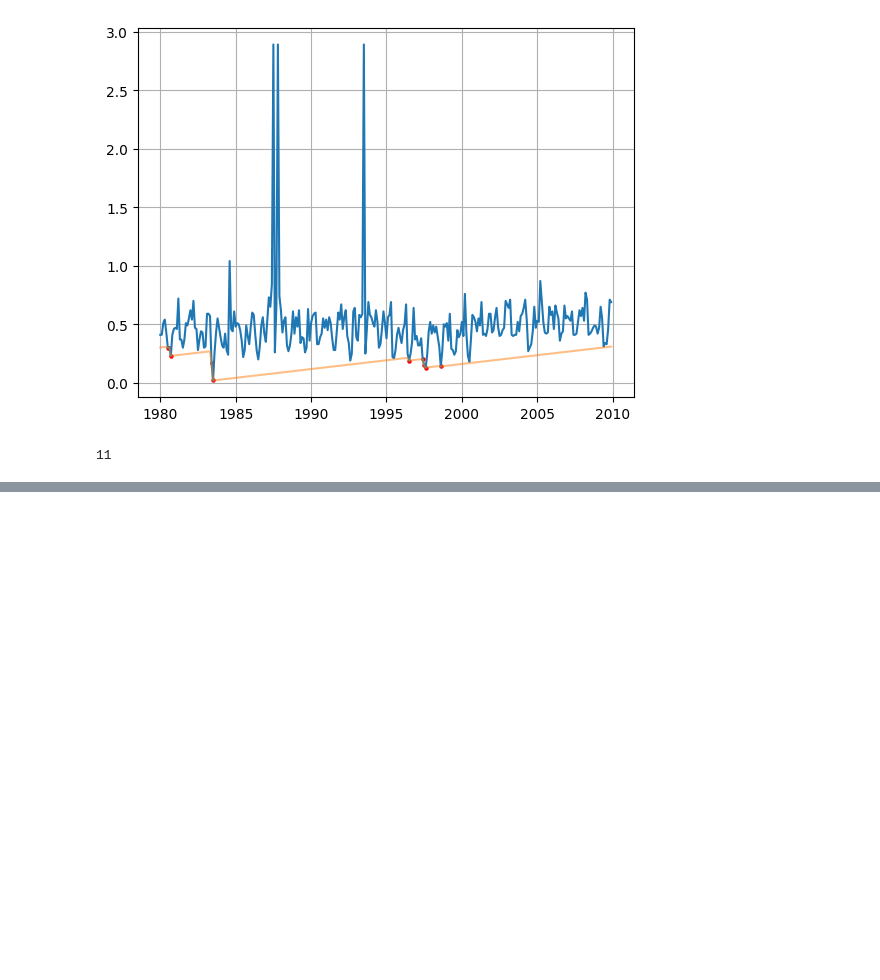
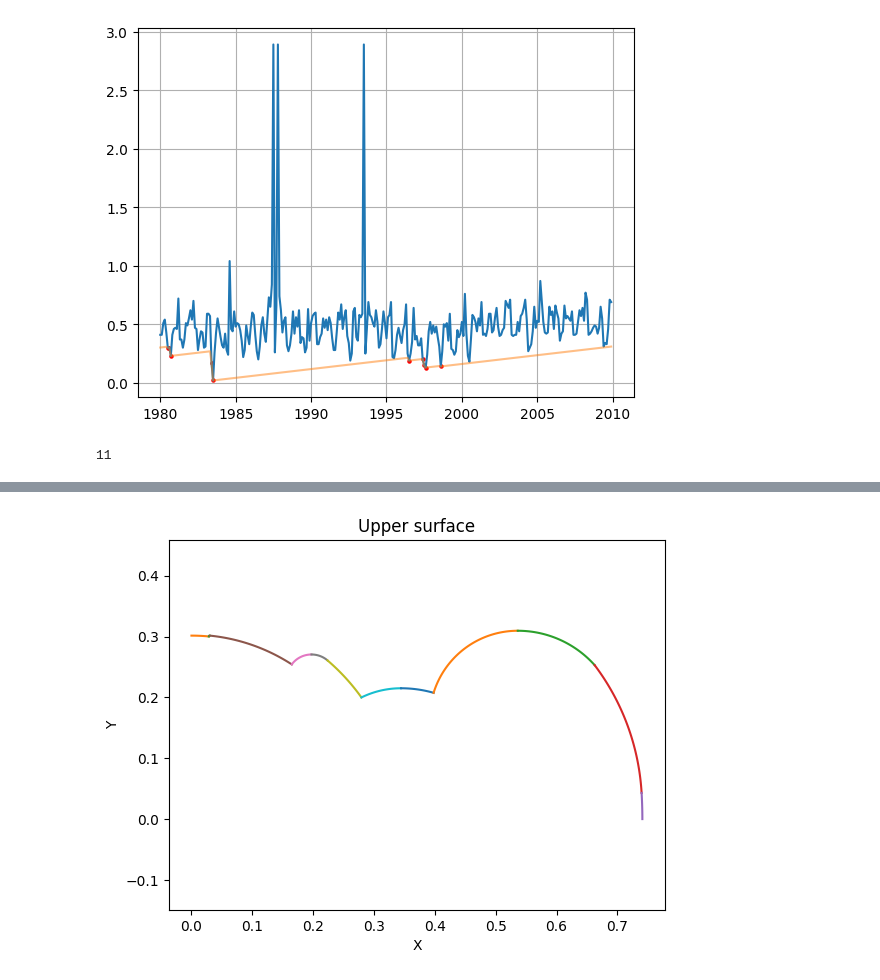
Before and after one commit to RohanGautam/microatoll_sim, a Jupyter notebook: examples/example.ipynb, the cells around one changed output, grey strips where cells are left out. Saved outputs shown, nothing was run; the diff lists cells and outputs as text; code cells hidden in the pictures; blank space fills up the shorter version.

```diff
--- a/examples/example.ipynb
+++ b/examples/example.ipynb
@@ -189,0 +214,7 @@ for j in range(1, Nc):
+# %%
+for i in range(Isf + 1):
+    asim.plot_arc_segment(*Sfc[i, :])
+plt.title("Upper surface")
+plt.show()
+# %% [output]
+[figure, added]
```
Also changed, not shown: parts of 4 cells of this notebook, 1 other file.
